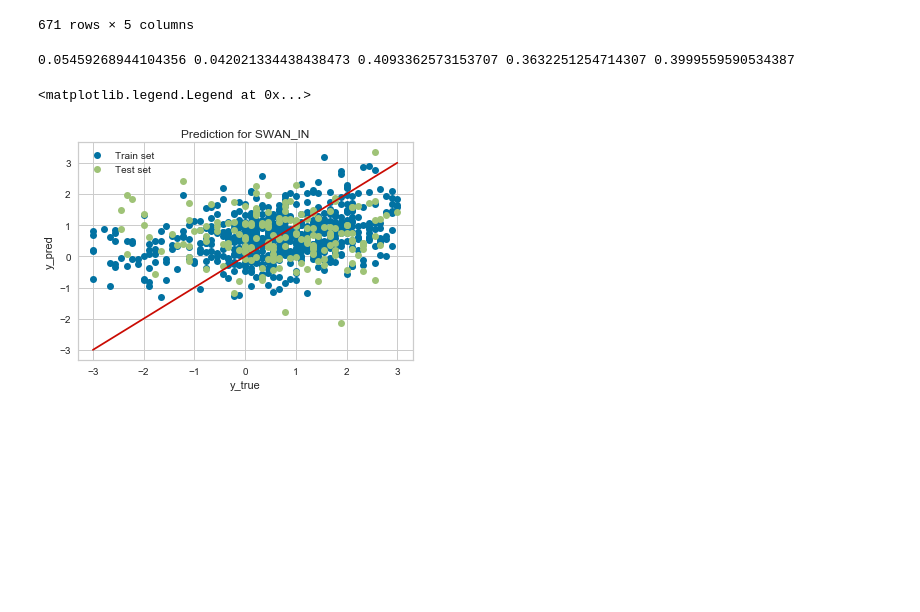
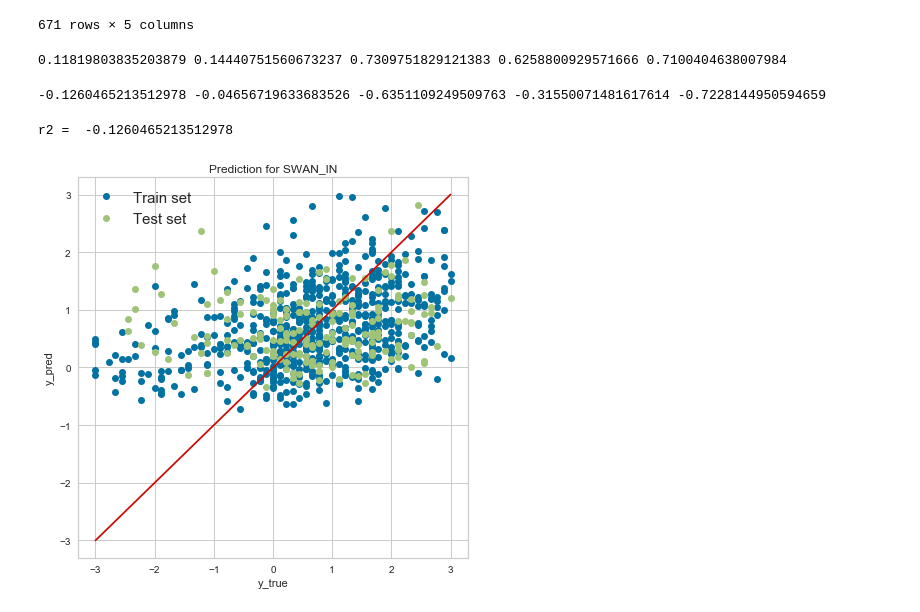
Before and after one commit to pauldelacour/data_sc_lab, a Jupyter notebook: task_02/multi_r2.ipynb, the cells around one changed output. Cells and saved outputs as stored; diff of their text form; code cells hidden in the pictures; blank space fills up the shorter version.

```diff
--- a/task_02/multi_r2.ipynb
+++ b/task_02/multi_r2.ipynb
@@ -145,9 +145,9 @@ def get_model(n_inputs, n_outputs):
     model = Sequential()
     model.add(Dense(50, input_dim=n_inputs, activation='relu'))
     model.add(Dense(50, input_dim=n_inputs, activation='relu'))
-    #model.add(Dense(50, input_dim=n_inputs, activation='relu'))
-    #model.add(Dense(50, input_dim=n_inputs, activation='relu'))
-    #model.add(Dense(50, input_dim=n_inputs, activation='relu'))
+    model.add(Dense(50, input_dim=n_inputs, activation='relu'))
+    model.add(Dense(50, input_dim=n_inputs, activation='relu'))
+    model.add(Dense(50, input_dim=n_inputs, activation='relu'))
     model.add(Dense(n_outputs, activation=None))
     model.compile(loss='mse' , optimizer='adam')
     return model
@@ -191,4 +191,5 @@ hist = model.fit(
     validation_split = 1/6,
     batch_size=275, epochs=400, verbose=2, shuffle=True,
     callbacks=[checkpointer])
+model.load_weights('Best_model.h5')
 # %% [output]
@@ -260,4 +262,4 @@ def r2(X , Y):
 r2_SWAN_IN , r2_SWAN_HY , r2_SRS_Tot , r2_SRS_RRB , r2_srs_SCI = r2(x_train ,y_train.to_numpy() )
 print(r2_SWAN_IN , r2_SWAN_HY , r2_SRS_Tot , r2_SRS_RRB ,r2_srs_SCI )
 # %% [output]
-0.05459268944104356 0.042021334438438473 0.4093362573153707 0.3632251254714307 0.3999559590534387
+0.11819803835203879 0.14440751560673237 0.7309751829121383 0.6258800929571666 0.7100404638007984
@@ -265,0 +266,6 @@ y_pre
+# %%
+r2_SWAN_IN , r2_SWAN_HY , r2_SRS_Tot , r2_SRS_RRB , r2_srs_SCI = r2(x_test ,y_test.to_numpy() )
+r2 = [r2_SWAN_IN , r2_SWAN_HY , r2_SRS_Tot , r2_SRS_RRB , r2_srs_SCI]
+print(r2_SWAN_IN , r2_SWAN_HY , r2_SRS_Tot , r2_SRS_RRB ,r2_srs_SCI )
+# %% [output]
+-0.1260465213512978 -0.04656719633683526 -0.6351109249509763 -0.31550071481617614 -0.7228144950594659
@@ -266,22 +275,16 @@ y_pre
 # %%
-y_pred_train = model.predict(x_train)
-y_pred_test = model.predict(x_test)
-
-y_true_train_0 = y_train.to_numpy()[:,0]
-y_pred_train_0 = y_pred_train[:,0]
-
-y_true_test_0 = y_test.to_numpy()[: , 0]
-y_pred_test_0 = y_pred_test[:,0]
-
-plt.plot( y_true_train_0 , y_pred_train_0 , 'o', label = 'Train set ')
-plt.plot(y_true_test_0, y_pred_test_0 , 'o', label = 'Test set ')
-line = np.linspace(np.min(y_true_train_0) , np.max(y_true_train_0) , 100)
+i=0
+plt.figure(figsize=(7,7))
+plt.plot( y_train.to_numpy()[:,i] ,  y_pred_train[:,i] , 'o', label = 'Train set ')
+plt.plot( y_test.to_numpy()[: , i], y_pred_test[:,i] , 'o', label = 'Test set ')
+line = np.linspace(np.min( y_train.to_numpy()[:,i]) , np.max( y_train.to_numpy()[:,i]) , 100)
 plt.plot(line , line)
 plt.title('Prediction for SWAN_IN')
 plt.xlabel('y_true')
 plt.ylabel('y_pred')
-plt.legend()
+plt.legend(loc = 2, prop={'size': 15})
 #plt.savefig('age_prediction_with_RF.png')
+print('r2 = ' , r2[i] )
 # %% [output]
-<matplotlib.legend.Legend at 0x...>
+r2 =  -0.1260465213512978
-[figure, old version]
+[figure, new version]
```
Also changed, not shown: parts of 7 cells of this notebook.
